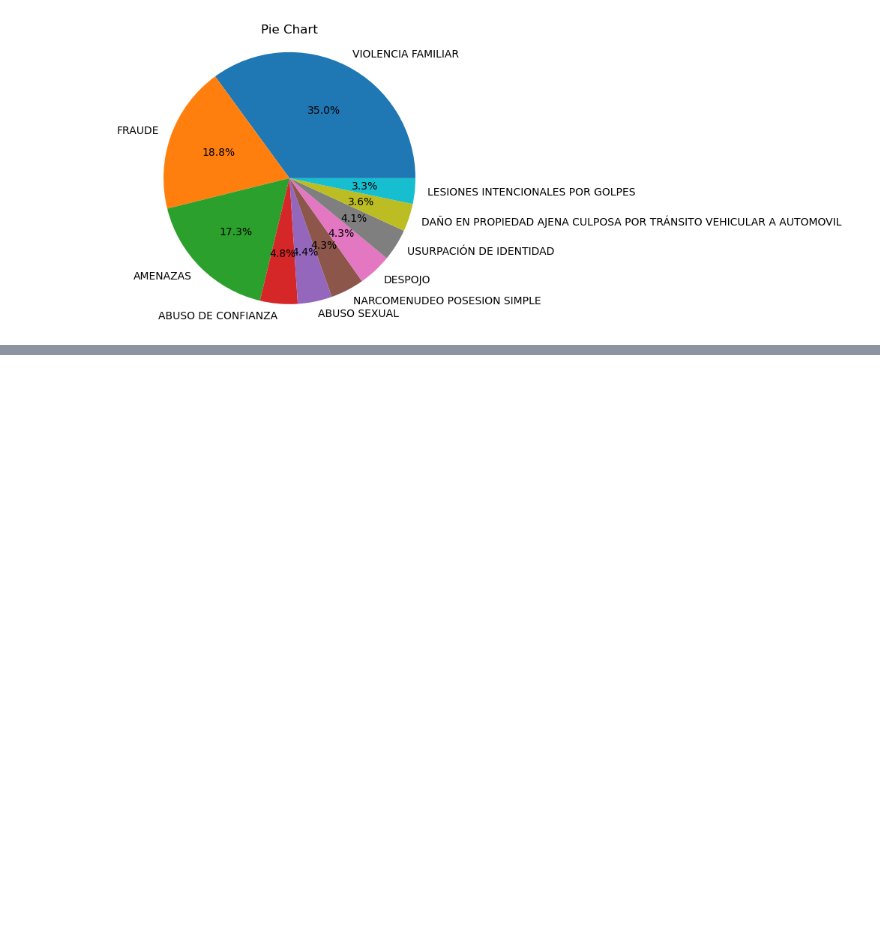
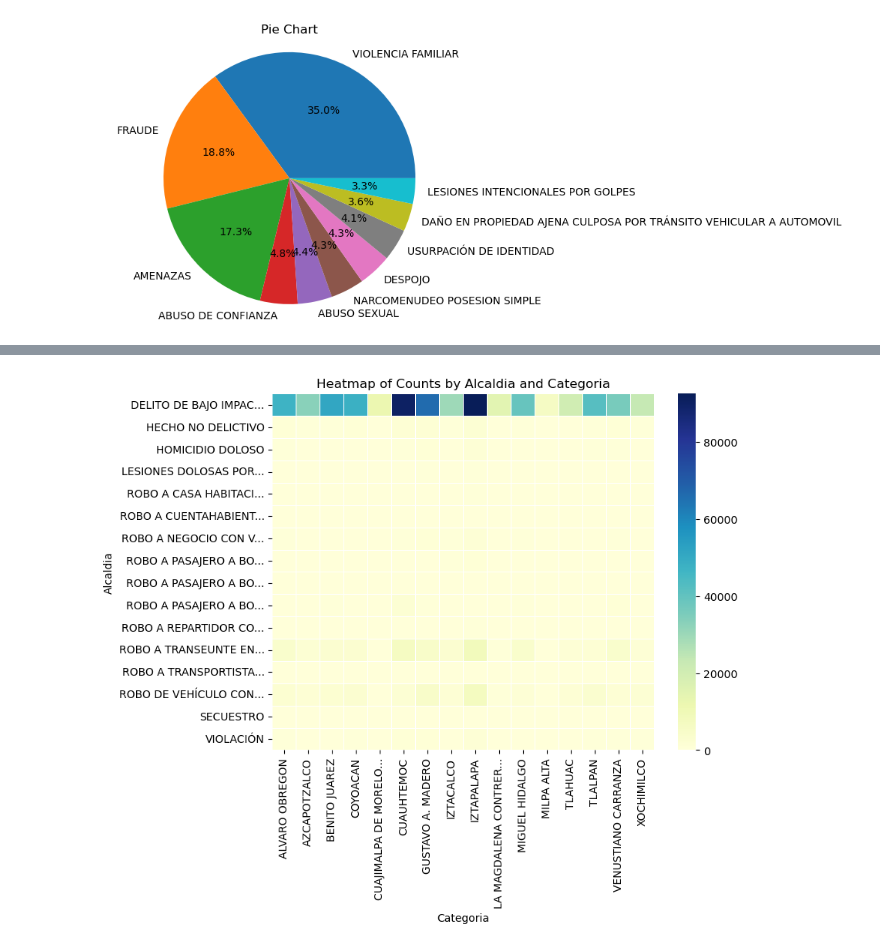
Before and after one commit to marcocasillas91/sdc-security, a Jupyter notebook: notebooks/first_eda.ipynb, the cells around one changed output, grey strips where cells are left out. Saved outputs shown, nothing was run; the diff lists cells and outputs as text; code cells hidden in the pictures; blank space fills up the shorter version.

```diff
--- a/notebooks/first_eda.ipynb
+++ b/notebooks/first_eda.ipynb
@@ -160,0 +279,10 @@ plt.show()
+# %%
+df_alcaldia = df.groupby(['alcaldia_hechos','categoria','delito']).size().reset_index(name ='count').copy()
+#df_alcaldia= df_alcaldia.sort_values(by = ['alcaldia_hechos','count'], ascending = [True, False])
+df_alcaldia.head()
+#.sort_values(by = ['alcaldia_hechos','count'], ascending = [True, False]).
+#df_alcaldia.head()#loc(df_alcaldia["alcaldia_hechos"])
+
+# df_robos2 = df_robos.groupby(['delito']).size()\
+#                 .sort_values(ascending=False)\
+#                 .reset_index(name='count')
@@ -160,0 +298,19 @@ plt.show()
+# %%
+def heatmap(heatmap_data,title,xlabel, ylabel):
+    # Create the heatmap
+    plt.figure(figsize=(20, 16))
+    sns.heatmap(heatmap_data, annot=False, fmt='d', cmap='YlGnBu', linewidths=0.5, \
+                xticklabels=[label[:35] + '...' if len(label) > 35 else label for label in heatmap_data.columns],
+                yticklabels=[label[:35] + '...' if len(label) > 35 else label for label in heatmap_data.index])
+    plt.title(title)
+    plt.xlabel(xlabel)
+    plt.ylabel(ylabel)
+    plt.show()
+# %%
+heatmap_data = df_alcaldia.pivot_table(index='categoria', columns='alcaldia_hechos', values='count', fill_value=0,aggfunc='sum')
+
+#heatmap_data
+
+heatmap(heatmap_data, 'Heatmap of Counts by Alcaldia and Categoria','Categoria','Alcaldia')
+# %% [output]
+[figure, added]
```
Also changed, not shown: parts of 32 cells of this notebook, 1 other file.
